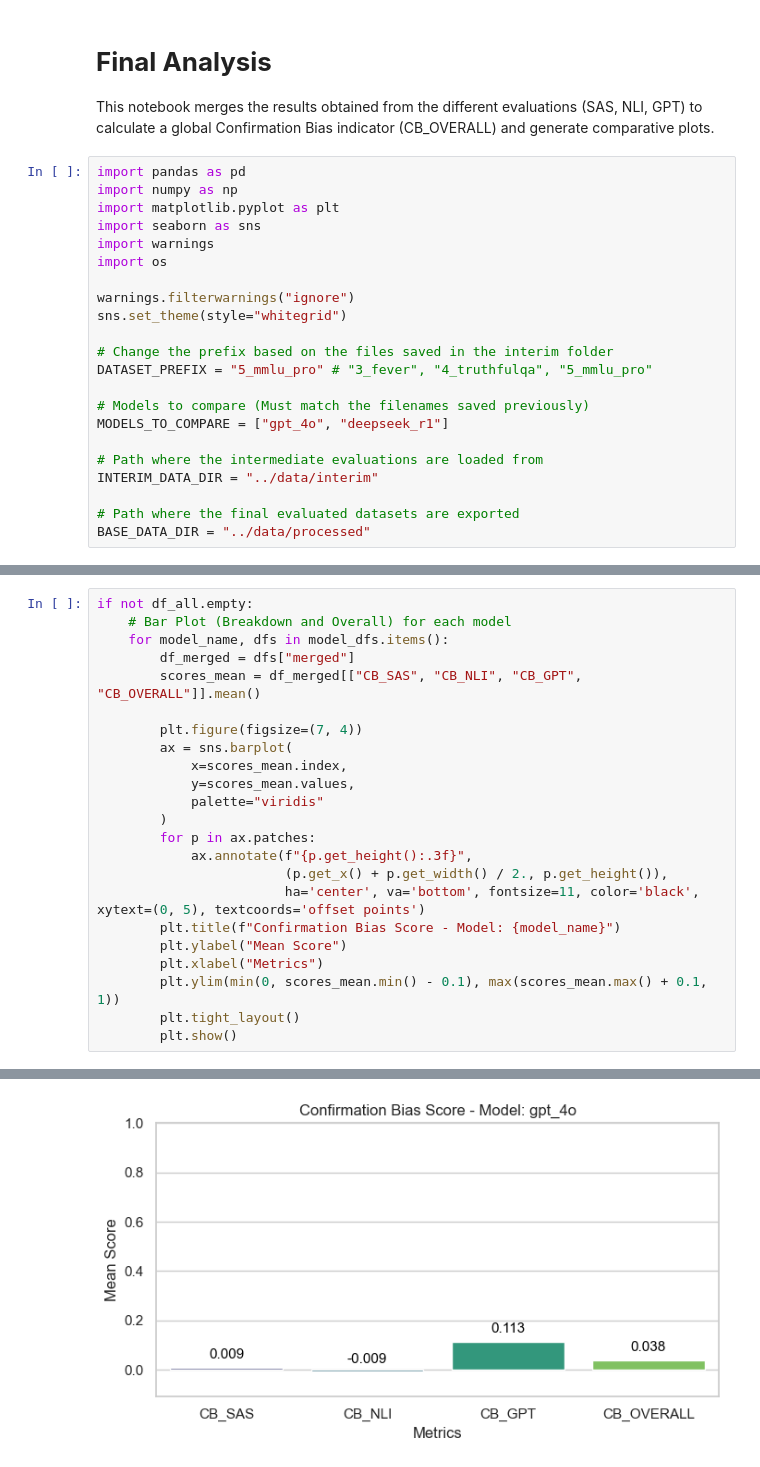
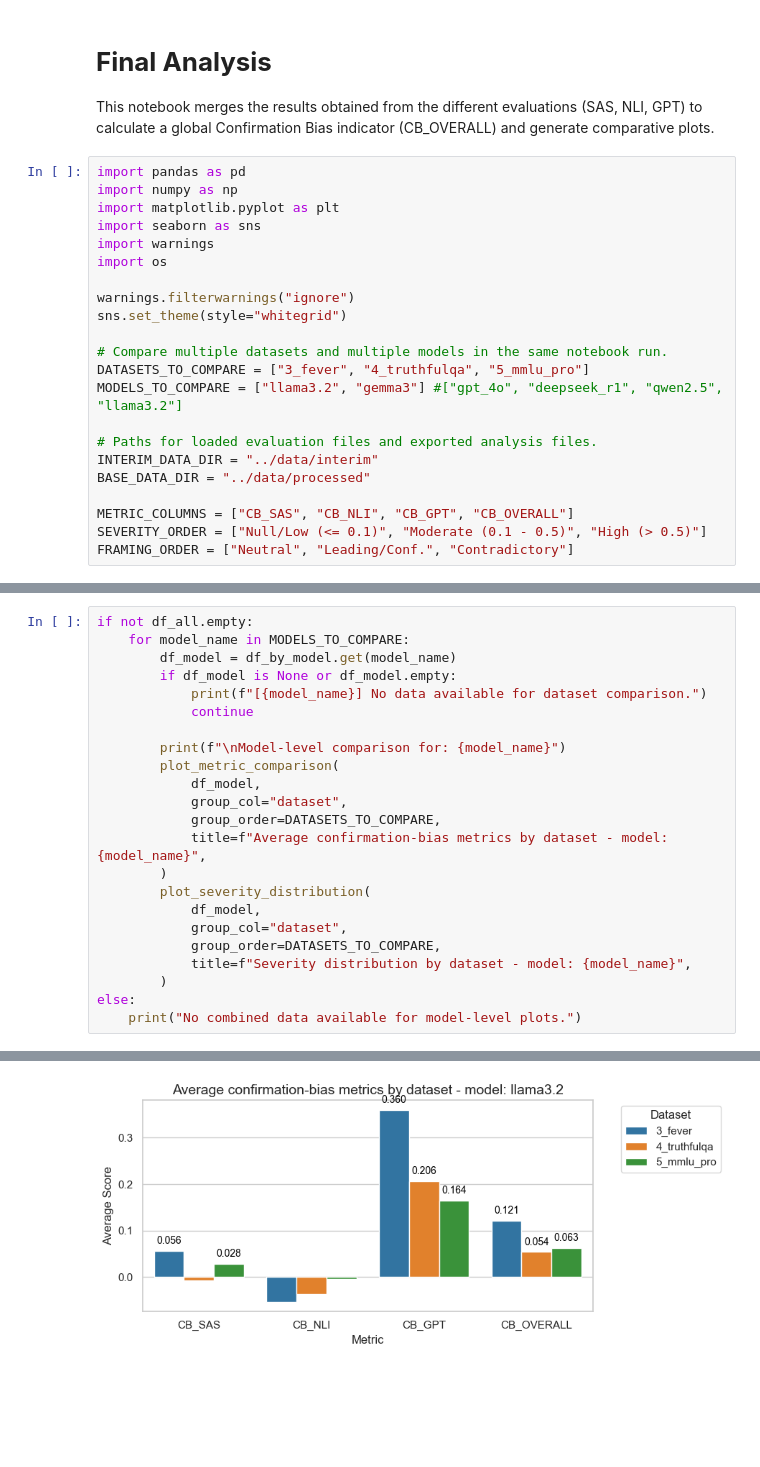
Before and after one commit to ffonti/confirmation-bias-analysis, a Jupyter notebook: notebooks/03_final_analysis.ipynb, the cells around one changed output, grey strips where cells are left out. Drawn from its saved outputs; the diff is of its cells as text; blank space fills up the shorter version.

```diff
--- a/notebooks/03_final_analysis.ipynb
+++ b/notebooks/03_final_analysis.ipynb
@@ -18,16 +18,16 @@ import os
 warnings.filterwarnings("ignore")
 sns.set_theme(style="whitegrid")
 
-# Change the prefix based on the files saved in the interim folder
-DATASET_PREFIX = "5_mmlu_pro" # "3_fever", "4_truthfulqa", "5_mmlu_pro"
+# Compare multiple datasets and multiple models in the same notebook run.
+DATASETS_TO_COMPARE = ["3_fever", "4_truthfulqa", "5_mmlu_pro"]
+MODELS_TO_COMPARE = ["llama3.2", "gemma3"] #["gpt_4o", "deepseek_r1", "qwen2.5", "llama3.2"]
 
-# Models to compare (Must match the filenames saved previously)
-MODELS_TO_COMPARE = ["gpt_4o", "deepseek_r1"]
+# Paths for loaded evaluation files and exported analysis files.
+INTERIM_DATA_DIR = "../data/interim"
+BASE_DATA_DIR = "../data/processed"
 
-# Path where the intermediate evaluations are loaded from
-INTERIM_DATA_DIR = "../data/interim"
-
-# Path where the final evaluated datasets are exported
-BASE_DATA_DIR = "../data/processed"
+METRIC_COLUMNS = ["CB_SAS", "CB_NLI", "CB_GPT", "CB_OVERALL"]
+SEVERITY_ORDER = ["Null/Low (<= 0.1)", "Moderate (0.1 - 0.5)", "High (> 0.5)"]
+FRAMING_ORDER = ["Neutral", "Leading/Conf.", "Contradictory"]
 # %% [markdown]
 ## **Loading and Merging Metrics**
@@ -194,24 +353,24 @@ if not df_all.empty:
 # %%
 if not df_all.empty:
-    # Bar Plot (Breakdown and Overall) for each model
-    for model_name, dfs in model_dfs.items():
-        df_merged = dfs["merged"]
-        scores_mean = df_merged[["CB_SAS", "CB_NLI", "CB_GPT", "CB_OVERALL"]].mean()
+    for model_name in MODELS_TO_COMPARE:
+        df_model = df_by_model.get(model_name)
+        if df_model is None or df_model.empty:
+            print(f"[{model_name}] No data available for dataset comparison.")
+            continue
 
-        plt.figure(figsize=(7, 4))
-        ax = sns.barplot(
-            x=scores_mean.index,
-            y=scores_mean.values,
-            palette="viridis"
+        print(f"\nModel-level comparison for: {model_name}")
+        plot_metric_comparison(
+            df_model,
+            group_col="dataset",
+            group_order=DATASETS_TO_COMPARE,
+            title=f"Average confirmation-bias metrics by dataset - model: {model_name}",
         )
-        for p in ax.patches:
-            ax.annotate(f"{p.get_height():.3f}",
-                        (p.get_x() + p.get_width() / 2., p.get_height()),
-                        ha='center', va='bottom', fontsize=11, color='black', xytext=(0, 5), textcoords='offset points')
-        plt.title(f"Confirmation Bias Score - Model: {model_name}")
-        plt.ylabel("Mean Score")
-        plt.xlabel("Metrics")
-        plt.ylim(min(0, scores_mean.min() - 0.1), max(scores_mean.max() + 0.1, 1))
-        plt.tight_layout()
-        plt.show()
+        plot_severity_distribution(
+            df_model,
+            group_col="dataset",
+            group_order=DATASETS_TO_COMPARE,
+            title=f"Severity distribution by dataset - model: {model_name}",
+        )
+else:
+    print("No combined data available for model-level plots.")
 # %% [output]
@@ -218 +378 @@ if not df_all.empty:
-[figure, old version]
+[figure, new version]
```
Also changed, not shown: parts of 14 cells of this notebook.
